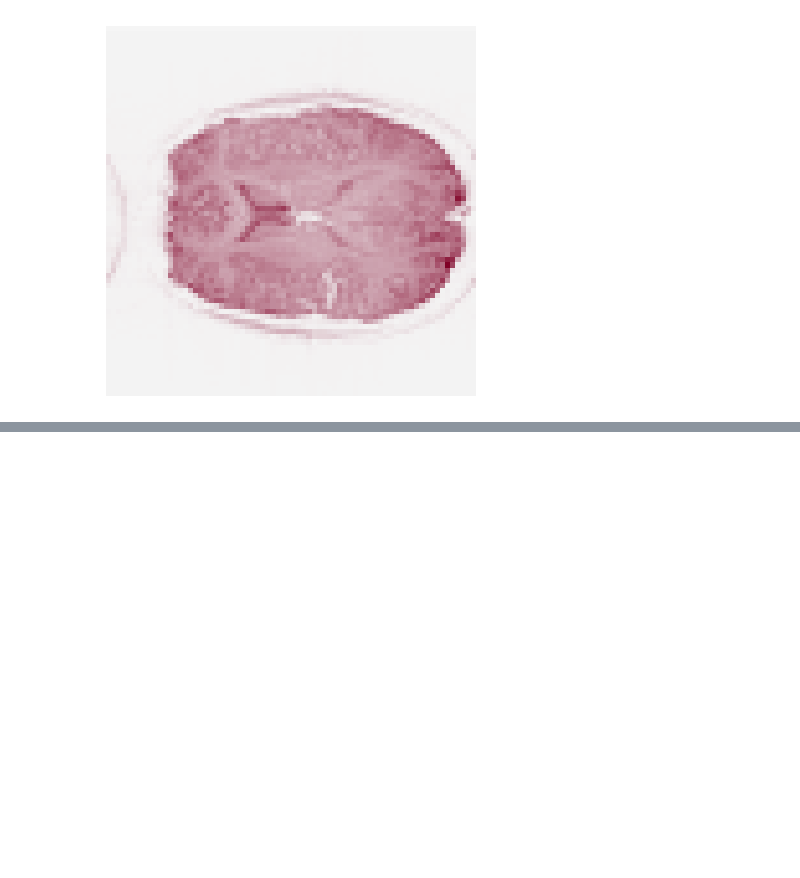
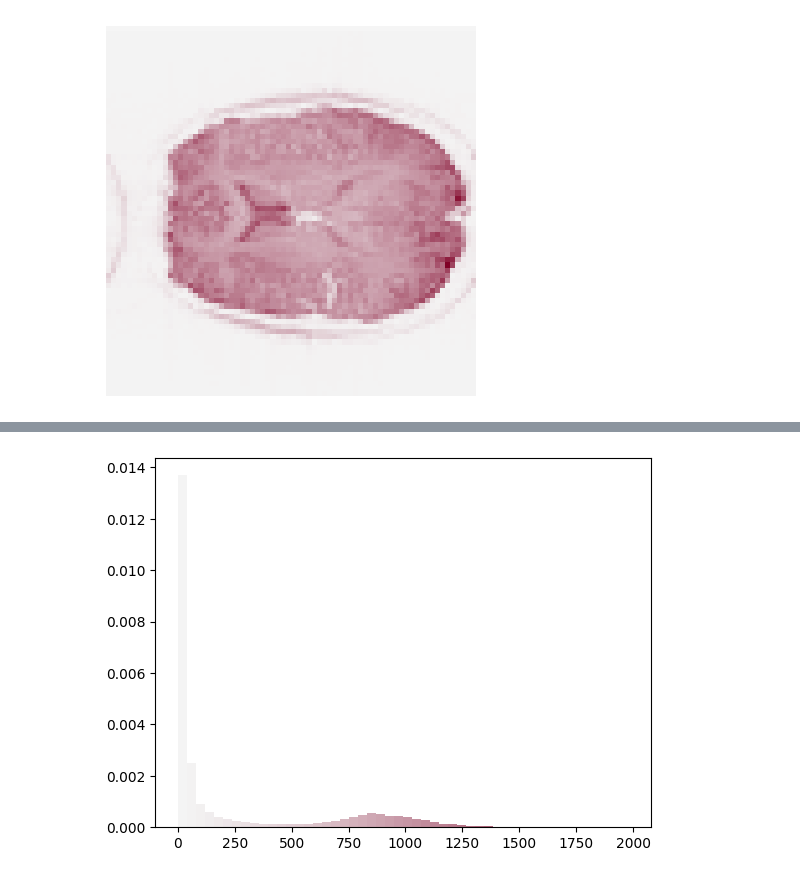
Before and after one commit to juanesfco/Thesis, a Jupyter notebook: realData.ipynb, the cells around one changed output, grey strips where cells are left out. Cells and saved outputs as stored; diff of their text form; code cells hidden in the pictures; blank space fills up the shorter version.

```diff
--- a/realData.ipynb
+++ b/realData.ipynb
@@ -288,0 +329,20 @@ fig.savefig('Thesis_MS_ScientificComputing_FlorezCoronel_JuanE/images/realExampl
+# %%
+import numpy as np
+from matplotlib import cm
+
+def normalize(arr):
+    arr_min = np.min(arr)
+    return (arr-arr_min)/(np.max(arr)-arr_min)
+
+def show_histogram(values):
+    n, bins, patches = plt.hist(values.reshape(-1), 50, density=True)
+    bin_centers = 0.5 * (bins[:-1] + bins[1:])
+
+    for c, p in zip(normalize(bin_centers), patches):
+        plt.setp(p, 'facecolor', cmap(c))
+
+    plt.show()
+
+show_histogram(arr)
+# %% [output]
+[figure, added]
```
Also changed, not shown: parts of 22 cells of this notebook, 6 other files.
